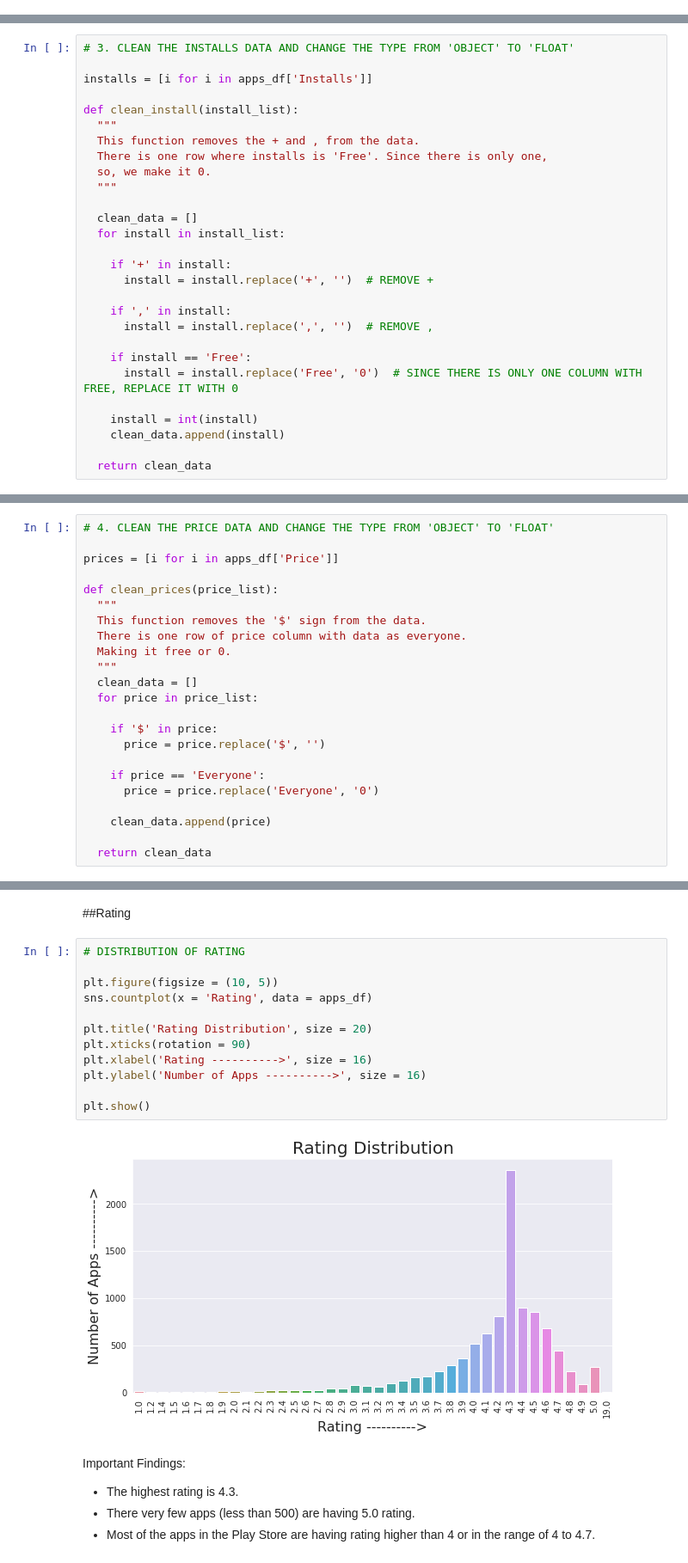
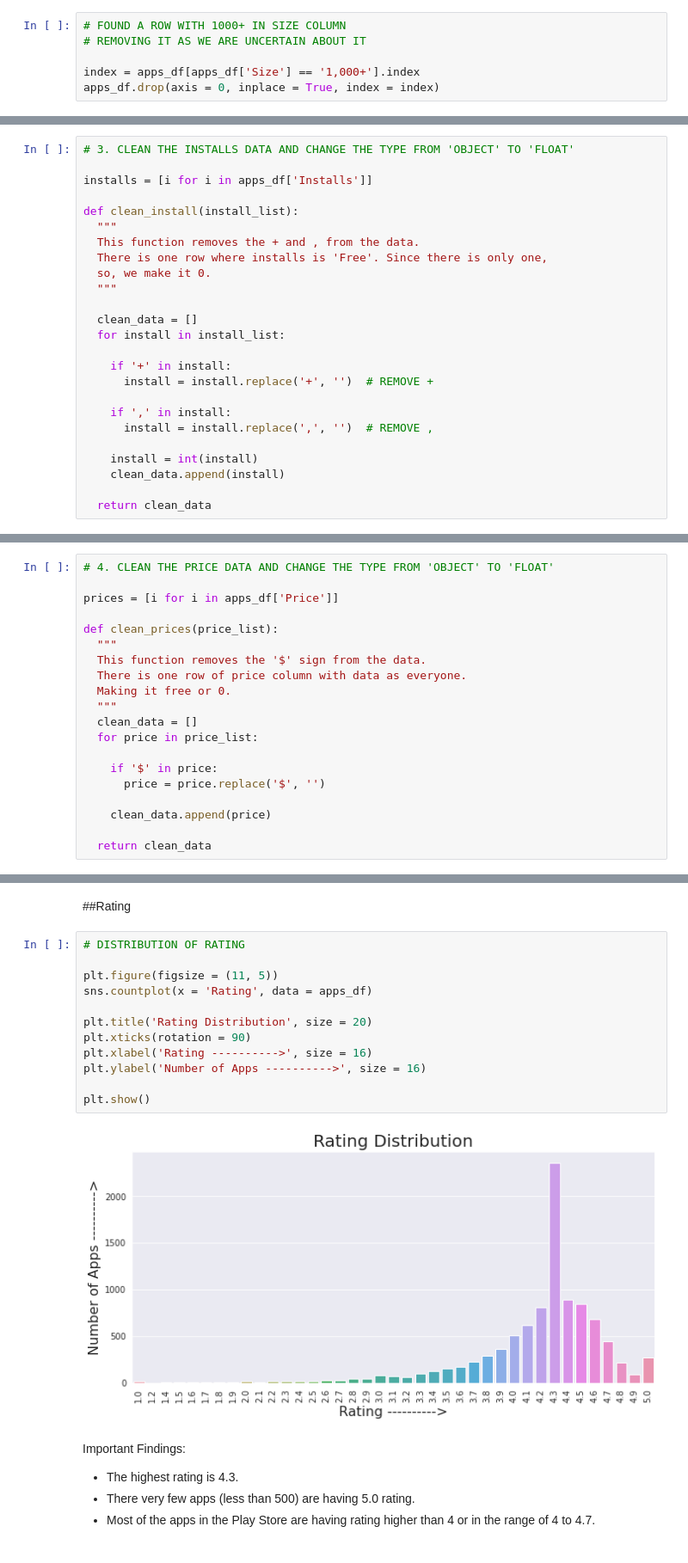
Before and after one commit to anupstar100/Google-Play-Store-App-Review-EDA-, a Jupyter notebook: Play_Store_App_Review_Analysis_Capstone_Project.ipynb, the cells around one changed output, grey strips where cells are left out. Shown at 86% size. Cells and saved outputs as stored; diff of their text form.

```diff
--- a/Play_Store_App_Review_Analysis_Capstone_Project.ipynb
+++ b/Play_Store_App_Review_Analysis_Capstone_Project.ipynb
@@ -171,6 +171,12 @@ def clean_reviews(review_list):
 # %%
 apps_df['Reviews'] = clean_reviews(reviews)
 apps_df['Reviews'] = apps_df['Reviews'].astype(float)
+# %%
+# FOUND A ROW WITH 1000+ IN SIZE COLUMN
+# REMOVING IT AS WE ARE UNCERTAIN ABOUT IT
+
+index = apps_df[apps_df['Size'] == '1,000+'].index
+apps_df.drop(axis = 0, inplace = True, index = index)
 # %%
 # 2. CLEAN SIZE DATA COLUMN AND CHANGE ITS TYPE FROM 'OBJECT' TO 'FLOAT'
 
@@ -247,9 +253,6 @@ def clean_install(install_list):
     if ',' in install:
       install = install.replace(',', '')  # REMOVE ,
 
-    if install == 'Free':
-      install = install.replace('Free', '0')  # SINCE THERE IS ONLY ONE COLUMN WITH FREE, REPLACE IT WITH 0
-
     install = int(install)
     clean_data.append(install)
 
@@ -274,9 +277,6 @@ def clean_prices(price_list):
     if '$' in price:
       price = price.replace('$', '')
 
-    if price == 'Everyone':
-      price = price.replace('Everyone', '0')
-
     clean_data.append(price)
 
   return clean_data
@@ -526,17 +526,17 @@ Important Findings:
 # %%
 # DISTRIBUTION OF RATING
 
-plt.figure(figsize = (10, 5))
+plt.figure(figsize = (11, 5))
 sns.countplot(x = 'Rating', data = apps_df)
 
 plt.title('Rating Distribution', size = 20)
 plt.xticks(rotation = 90)
 plt.xlabel('Rating ---------->', size = 16)
 plt.ylabel('Number of Apps ---------->', size = 16)
 
 plt.show()
 # %% [output]
-[figure, old version]
+[figure, new version]
 # %% [markdown]
 Important Findings:
 *  The highest rating is 4.3.
```
Also changed, not shown: parts of 16 cells of this notebook.
